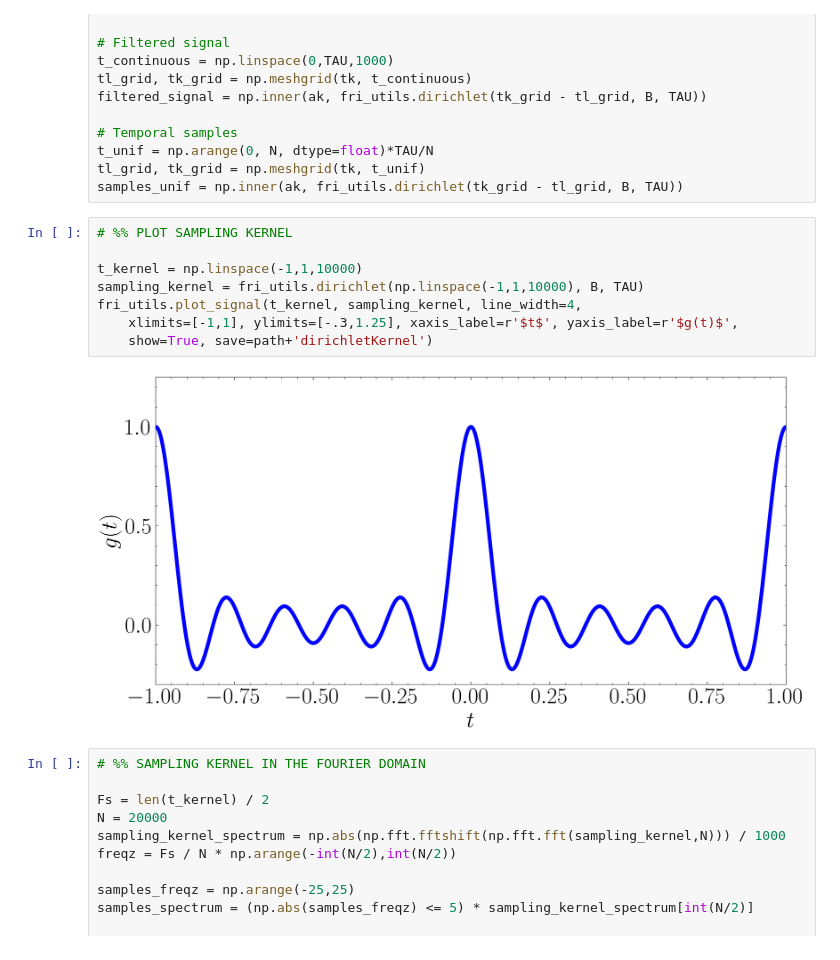
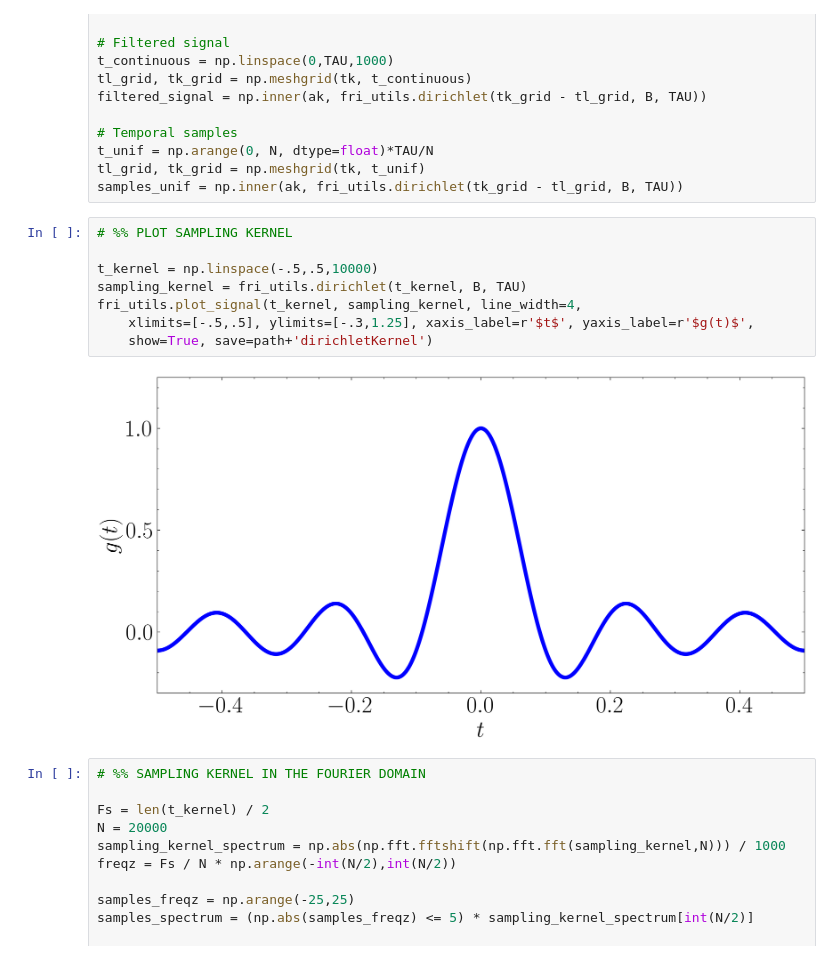
Before and after one commit to kamath-abhijith/FRI_Toolbox, a Jupyter notebook: src/vetterli_2002.ipynb, the cells around one changed output. Cells and saved outputs as stored; diff of their text form.

Commit message:
figures

```diff
--- a/src/vetterli_2002.ipynb
+++ b/src/vetterli_2002.ipynb
@@ -65,13 +65,13 @@ samples_unif = np.inner(ak, fri_utils.dirichlet(tk_grid - tl_grid, B, TAU))
 # %%
 # %% PLOT SAMPLING KERNEL
 
-t_kernel = np.linspace(-1,1,10000)
-sampling_kernel = fri_utils.dirichlet(np.linspace(-1,1,10000), B, TAU)
+t_kernel = np.linspace(-.5,.5,10000)
+sampling_kernel = fri_utils.dirichlet(t_kernel, B, TAU)
 fri_utils.plot_signal(t_kernel, sampling_kernel, line_width=4,
-    xlimits=[-1,1], ylimits=[-.3,1.25], xaxis_label=r'$t$', yaxis_label=r'$g(t)$',
+    xlimits=[-.5,.5], ylimits=[-.3,1.25], xaxis_label=r'$t$', yaxis_label=r'$g(t)$',
     show=True, save=path+'dirichletKernel')
 # %% [output]
-[figure, old version]
+[figure, new version]
 # %%
 # %% SAMPLING KERNEL IN THE FOURIER DOMAIN
 
```
Also changed, not shown: parts of 1 cell of this notebook, 4 other files.
